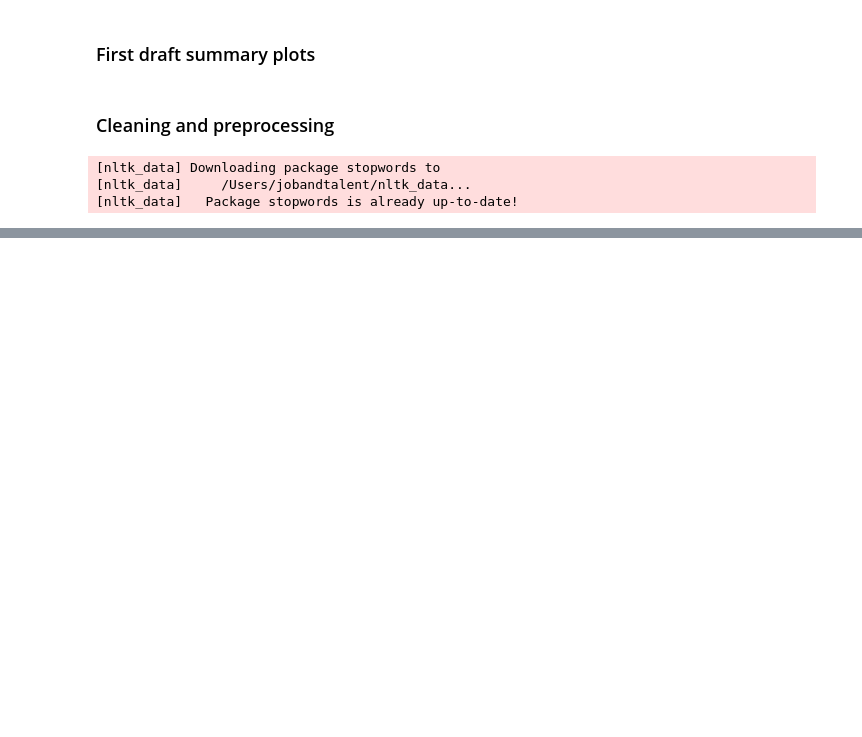
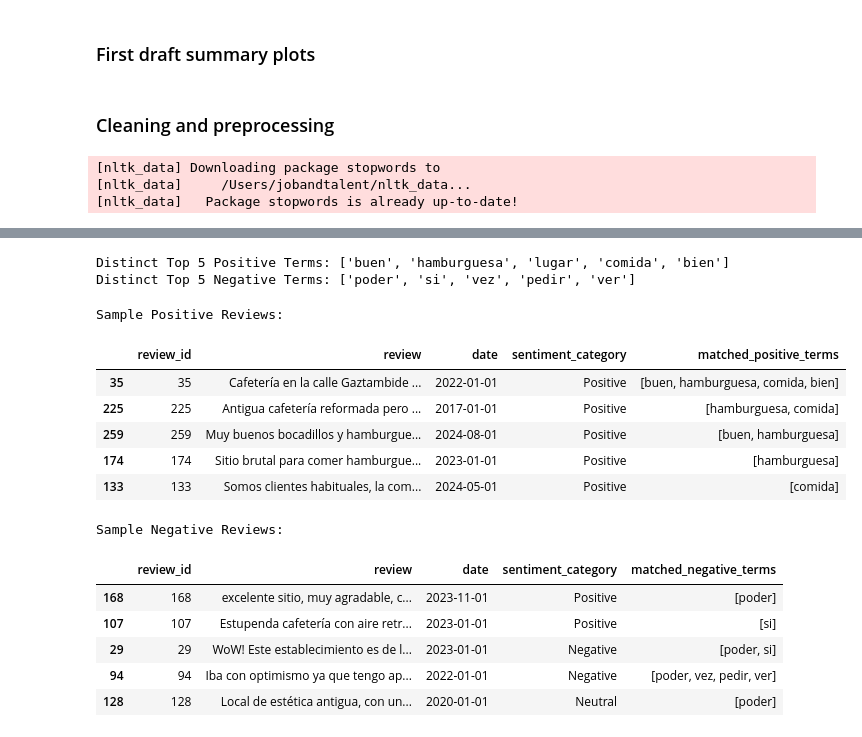
Before and after one commit to EAlmazanG/sensentiment-analysis-reviews, a Jupyter notebook: notebooks/sentiment_analysis.ipynb, the cells around one changed output, grey strips where cells are left out. Drawn from its saved outputs; the diff is of its cells as text; code cells hidden in the pictures; blank space fills up the shorter version.

```diff
--- a/notebooks/sentiment_analysis.ipynb
+++ b/notebooks/sentiment_analysis.ipynb
@@ -228,0 +318,63 @@ display(reviews[['review', 'cleaned_review']].sample(5))
+# %%
+# Create DataFrames with consistent columns
+tfidf_pos_df = pd.DataFrame(tfidf_pos.toarray(), columns=vectorizer.get_feature_names_out())
+tfidf_neg_df = pd.DataFrame(tfidf_neg.toarray(), columns=vectorizer.get_feature_names_out())
+
+# Calculate mean TF-IDF scores for each term
+tfidf_pos_mean = tfidf_pos_df.mean().sort_values(ascending=False)
+tfidf_neg_mean = tfidf_neg_df.mean().sort_values(ascending=False)
+
+# Select top 5 terms for each sentiment
+top5_positive = tfidf_pos_mean.head(5).index.tolist()
+top5_negative = tfidf_neg_mean.head(5).index.tolist()
+
+# Identify common terms
+common_terms = set(top5_positive).intersection(set(top5_negative))
+
+# Extract distinct top terms
+distinct_positive = [term for term in top5_positive if term not in common_terms]
+distinct_negative = [term for term in top5_negative if term not in common_terms]
+
+print("Distinct Top 5 Positive Terms:", distinct_positive)
+print("Distinct Top 5 Negative Terms:", distinct_negative)
+# %% [output]
+Distinct Top 5 Positive Terms: ['buen', 'hamburguesa', 'lugar', 'comida', 'bien']
+Distinct Top 5 Negative Terms: ['poder', 'si', 'vez', 'pedir', 'ver']
+# %%
+# Function to find matching terms in a review
+def find_terms(text, terms):
+    return [term for term in terms if re.search(r'\b' + re.escape(term) + r'\b', text)]
+
+# Extract positive reviews containing distinct_positive terms
+reviews['matched_positive_terms'] = reviews['cleaned_review'].apply(lambda x: find_terms(x, distinct_positive))
+positive_reviews = reviews[reviews['matched_positive_terms'].map(len) > 0]
+
+# Extract negative reviews containing distinct_negative terms
+reviews['matched_negative_terms'] = reviews['cleaned_review'].apply(lambda x: find_terms(x, distinct_negative))
+negative_reviews = reviews[reviews['matched_negative_terms'].map(len) > 0]
+
+# Select relevant columns
+positive_reviews = positive_reviews[['review_id', 'review', 'date', 'sentiment_category', 'matched_positive_terms']]
+negative_reviews = negative_reviews[['review_id', 'review', 'date', 'sentiment_category', 'matched_negative_terms']]
+
+# Display samples
+print("Sample Positive Reviews:")
+display(positive_reviews.sample(5))
+
+print("Sample Negative Reviews:")
+display(negative_reviews.sample(5))
+# %% [output]
+Sample Positive Reviews:
+|  | review_id | review | date | sentiment_category | matched_positive_terms |
+| 35 | 35 | Cafetería en la calle Gaztambide ... | 2022-01-01 | Positive | [buen, hamburguesa, comida, bien] |
+| 225 | 225 | Antigua cafetería reformada pero ... | 2017-01-01 | Positive | [hamburguesa, comida] |
+| 259 | 259 | Muy buenos bocadillos y hamburgue... | 2024-08-01 | Positive | [buen, hamburguesa] |
+| 174 | 174 | Sitio brutal para comer hamburgue... | 2023-01-01 | Positive | [hamburguesa] |
+| 133 | 133 | Somos clientes habituales, la com... | 2024-05-01 | Positive | [comida] |
+Sample Negative Reviews:
+|  | review_id | review | date | sentiment_category | matched_negative_terms |
+| 168 | 168 | excelente sitio, muy agradable, c... | 2023-11-01 | Positive | [poder] |
+| 107 | 107 | Estupenda cafetería con aire retr... | 2023-01-01 | Positive | [si] |
+| 29 | 29 | WoW! Este establecimiento es de l... | 2023-01-01 | Negative | [poder, si] |
+| 94 | 94 | Iba con optimismo ya que tengo ap... | 2022-01-01 | Negative | [poder, vez, pedir, ver] |
+| 128 | 128 | Local de estética antigua, con un... | 2020-01-01 | Neutral | [poder] |
```
Also changed, not shown: parts of 12 cells of this notebook, 2 other files.
